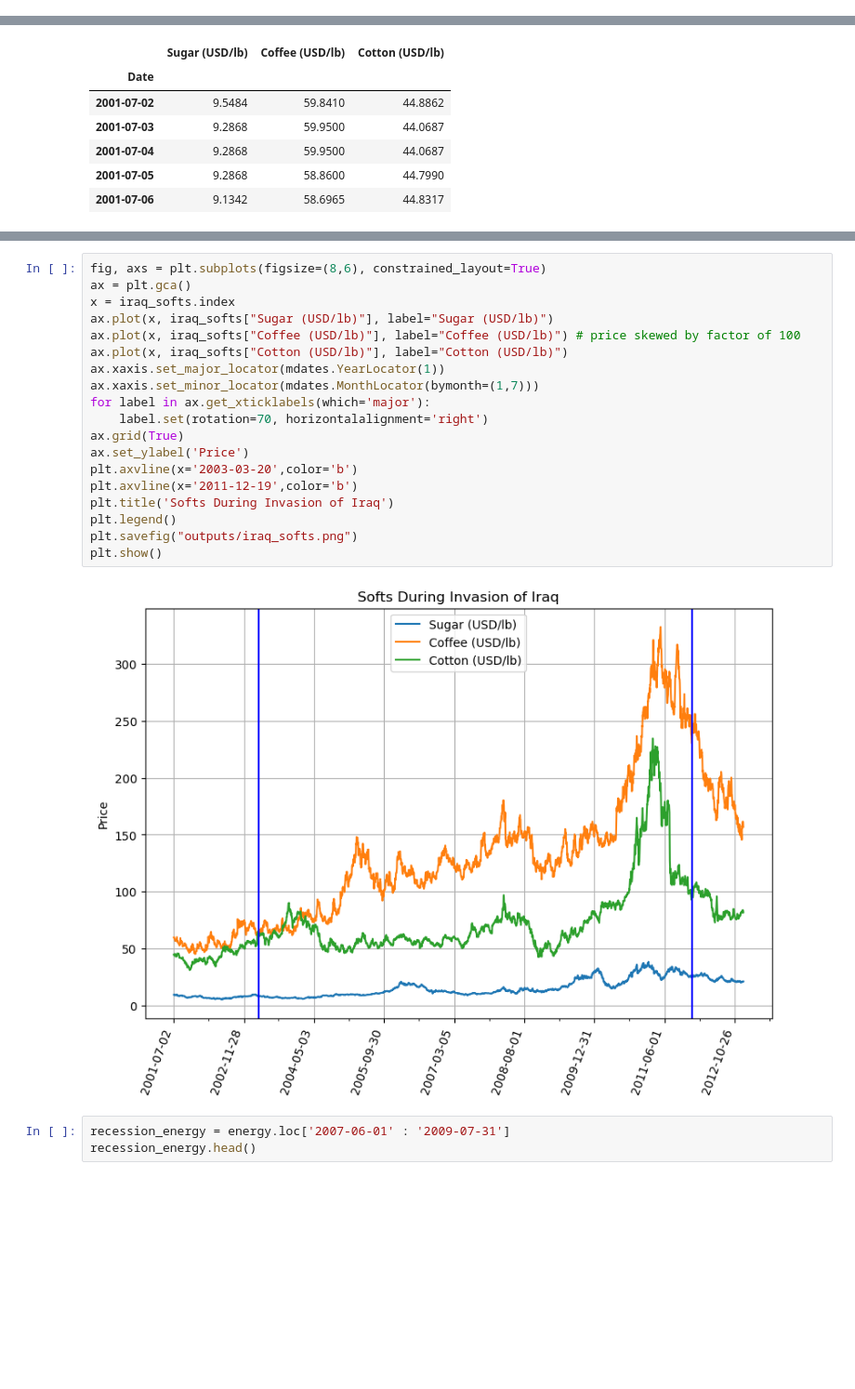
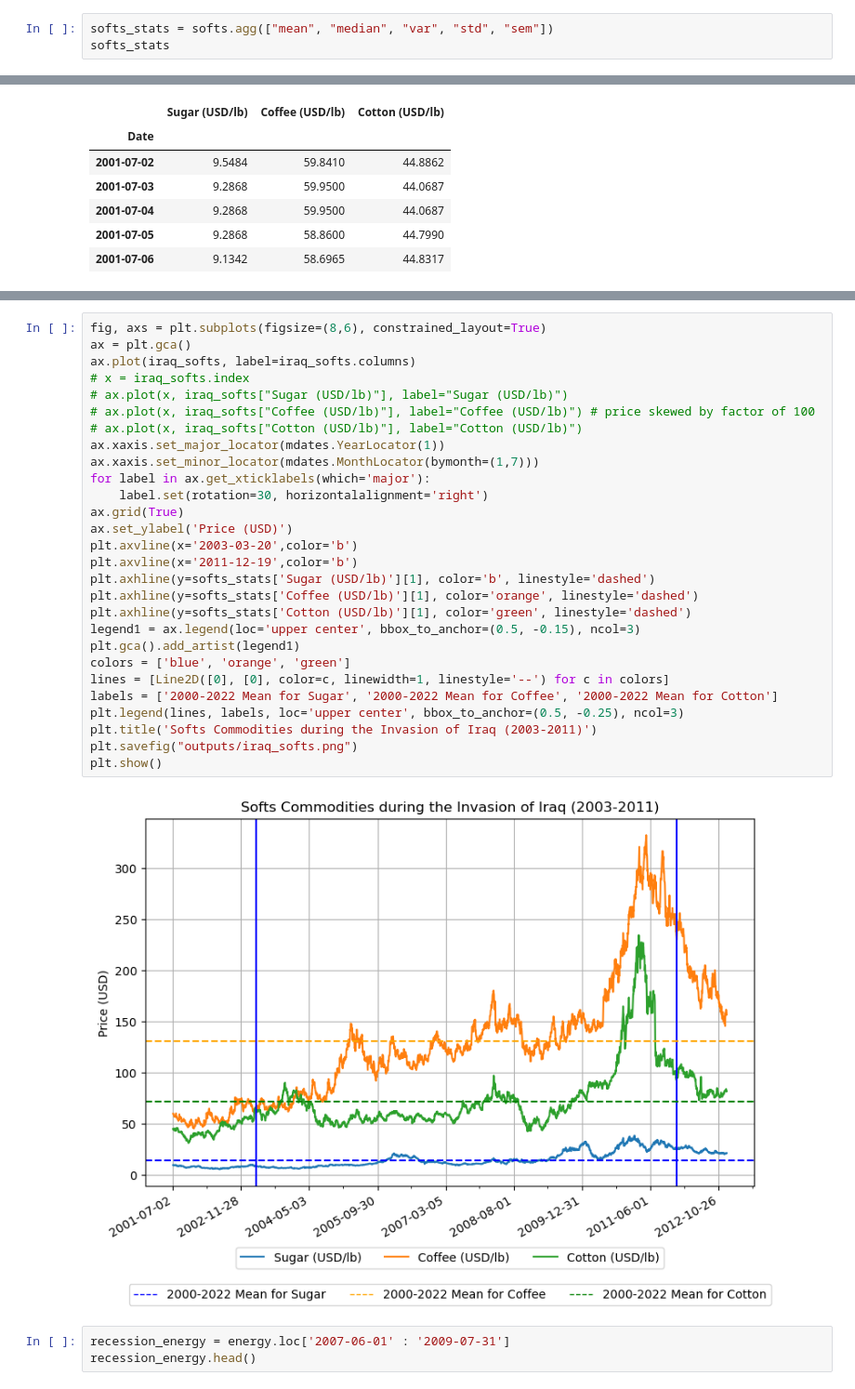
Before and after one commit to dylanmcgullam/Group-Project-1, a Jupyter notebook: commodities.ipynb, the cells around one changed output, grey strips where cells are left out. Shown at 93% size. Drawn from its saved outputs; the diff is of its cells as text; blank space fills up the shorter version.

```diff
--- a/commodities.ipynb
+++ b/commodities.ipynb
@@ -121,3 +161,6 @@ softs.head()
 | 2000-01-05 | 6.3329 | 129.2740 | 56.2004 |
 | 2000-01-06 | 6.2893 | 127.3665 | 56.7672 |
 | 2000-01-07 | 6.3656 | 124.4235 | 58.8164 |
+# %%
+softs_stats = softs.agg(["mean", "median", "var", "std", "sem"])
+softs_stats
@@ -217,24 +302,33 @@ plt.show()
 # %%
 fig, axs = plt.subplots(figsize=(8,6), constrained_layout=True)
 ax = plt.gca()
-x = iraq_softs.index
-ax.plot(x, iraq_softs["Sugar (USD/lb)"], label="Sugar (USD/lb)")
-ax.plot(x, iraq_softs["Coffee (USD/lb)"], label="Coffee (USD/lb)") # price skewed by factor of 100
-ax.plot(x, iraq_softs["Cotton (USD/lb)"], label="Cotton (USD/lb)")
+ax.plot(iraq_softs, label=iraq_softs.columns)
+# x = iraq_softs.index
+# ax.plot(x, iraq_softs["Sugar (USD/lb)"], label="Sugar (USD/lb)")
+# ax.plot(x, iraq_softs["Coffee (USD/lb)"], label="Coffee (USD/lb)") # price skewed by factor of 100
+# ax.plot(x, iraq_softs["Cotton (USD/lb)"], label="Cotton (USD/lb)")
 ax.xaxis.set_major_locator(mdates.YearLocator(1))
 ax.xaxis.set_minor_locator(mdates.MonthLocator(bymonth=(1,7)))
 for label in ax.get_xticklabels(which='major'):
-    label.set(rotation=70, horizontalalignment='right')
+    label.set(rotation=30, horizontalalignment='right')
 ax.grid(True)
-ax.set_ylabel('Price')
+ax.set_ylabel('Price (USD)')
 plt.axvline(x='2003-03-20',color='b')
 plt.axvline(x='2011-12-19',color='b')
-plt.title('Softs During Invasion of Iraq')
-plt.legend()
+plt.axhline(y=softs_stats['Sugar (USD/lb)'][1], color='b', linestyle='dashed')
+plt.axhline(y=softs_stats['Coffee (USD/lb)'][1], color='orange', linestyle='dashed')
+plt.axhline(y=softs_stats['Cotton (USD/lb)'][1], color='green', linestyle='dashed')
+legend1 = ax.legend(loc='upper center', bbox_to_anchor=(0.5, -0.15), ncol=3)
+plt.gca().add_artist(legend1)
+colors = ['blue', 'orange', 'green']
+lines = [Line2D([0], [0], color=c, linewidth=1, linestyle='--') for c in colors]
+labels = ['2000-2022 Mean for Sugar', '2000-2022 Mean for Coffee', '2000-2022 Mean for Cotton']
+plt.legend(lines, labels, loc='upper center', bbox_to_anchor=(0.5, -0.25), ncol=3)
+plt.title('Softs Commodities during the Invasion of Iraq (2003-2011)')
 plt.savefig("outputs/iraq_softs.png")
 plt.show()
 # %% [output]
-[figure, old version]
+[figure, new version]
 # %%
 recession_energy = energy.loc['2007-06-01' : '2009-07-31']
 recession_energy.head()
```
Also changed, not shown: parts of 9 cells of this notebook, 7 other files.
